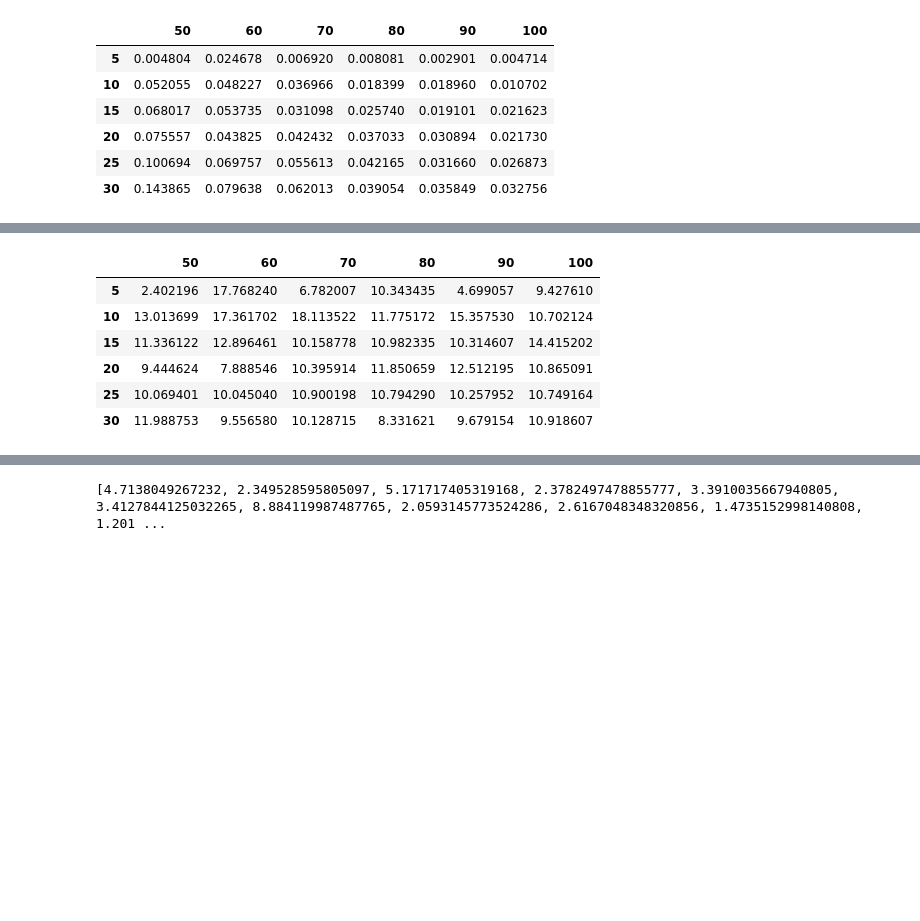
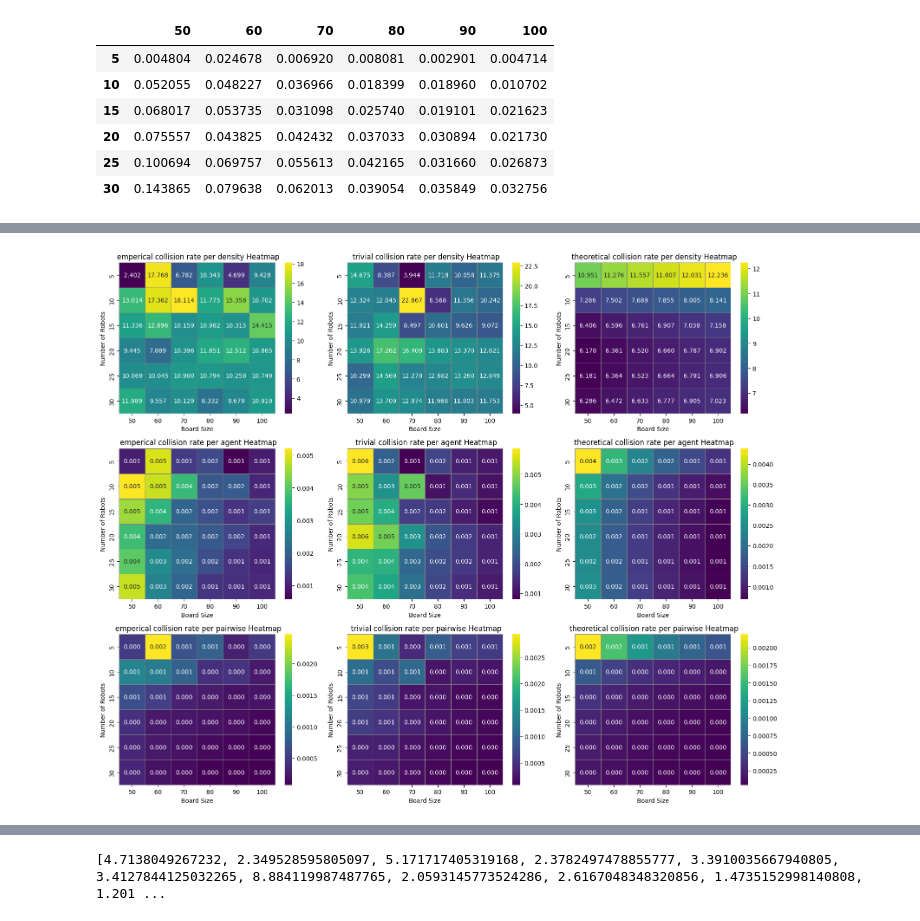
Before and after one commit to Death-Raider/Personal_Projects, a Jupyter notebook: GoalChasing_QLearning/output_processing.ipynb, the cells around one changed output, grey strips where cells are left out. Saved outputs shown, nothing was run; the diff lists cells and outputs as text; code cells hidden in the pictures; blank space fills up the shorter version.

```diff
--- a/GoalChasing_QLearning/output_processing.ipynb
+++ b/GoalChasing_QLearning/output_processing.ipynb
@@ -189,10 +189,0 @@ plt.show()
-# %%
-normalized_collision_df
-# %% [output]
-|  | 50 | 60 | 70 | 80 | 90 | 100 |
-| 5 | 2.402196 | 17.768240 | 6.782007 | 10.343435 | 4.699057 | 9.427610 |
-| 10 | 13.013699 | 17.361702 | 18.113522 | 11.775172 | 15.357530 | 10.702124 |
-| 15 | 11.336122 | 12.896461 | 10.158778 | 10.982335 | 10.314607 | 14.415202 |
-| 20 | 9.444624 | 7.888546 | 10.395914 | 11.850659 | 12.512195 | 10.865091 |
-| 25 | 10.069401 | 10.045040 | 10.900198 | 10.794290 | 10.257952 | 10.749164 |
-| 30 | 11.988753 | 9.556580 | 10.128715 | 8.331621 | 9.679154 | 10.918607 |
@@ -198,0 +247,15 @@ normalized_collision_df
+# %%
+fig, ax = plt.subplots(nrows=3, ncols=3,figsize=(16, 13))
+
+for row,key in enumerate(collision_dfs.keys()):
+    for col,per in enumerate(collision_dfs[key].keys()):
+        data_frame = collision_dfs[key][per]
+        sns.heatmap(data_frame, annot=True, fmt=".3f", cmap="viridis", linewidths=0.5, linecolor="gray", ax=ax[col,row])
+        ax[col,row].set_title(f" {key} collision rate per {per.split('_')[1]} Heatmap")
+        ax[col,row].set_xlabel("Board Size")
+        ax[col,row].set_ylabel("Number of Robots")
+
+plt.tight_layout()
+plt.show()
+# %% [output]
+[figure, added]
```
Also changed, not shown: parts of 21 cells of this notebook, 7 other files.
